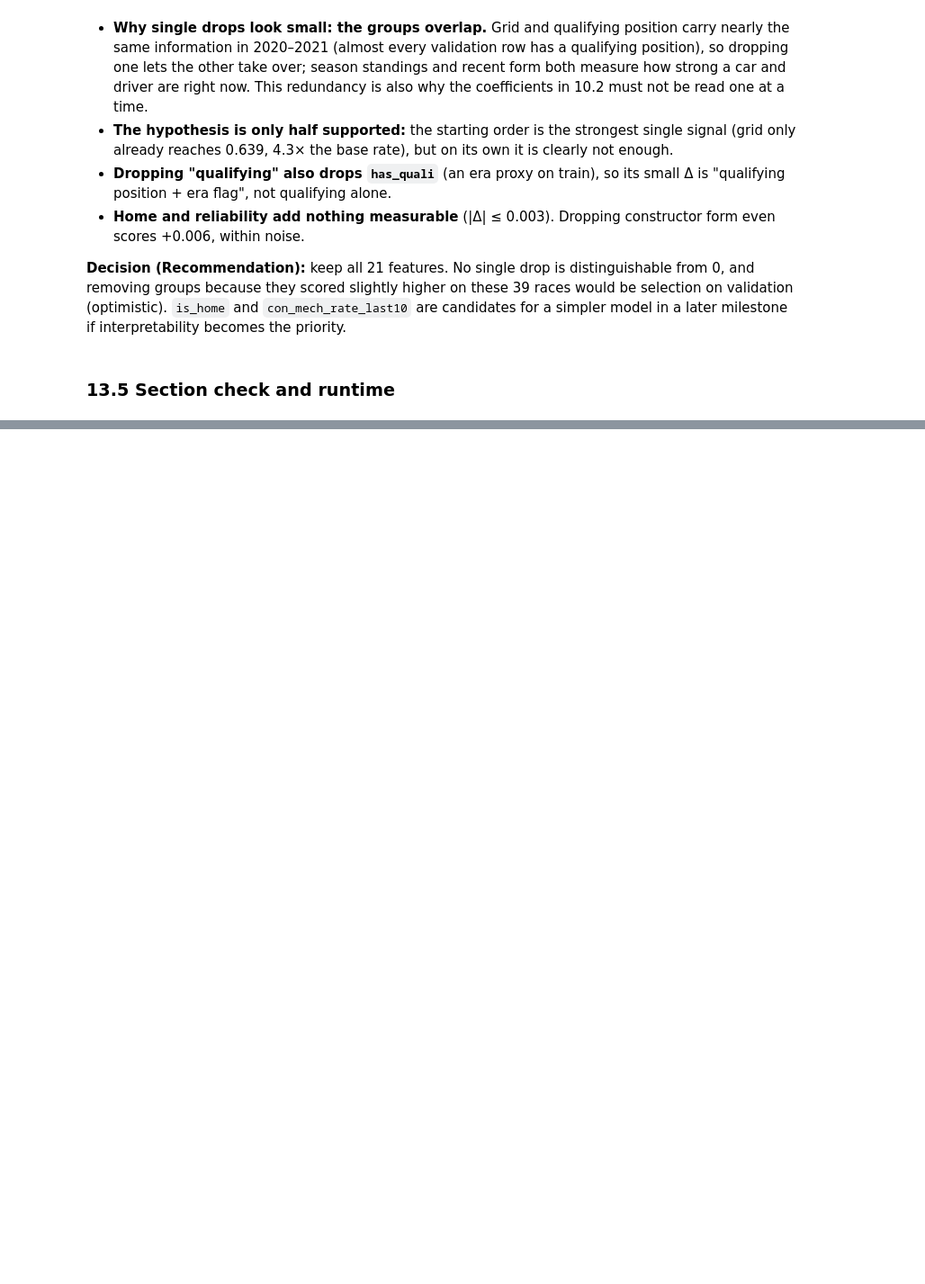
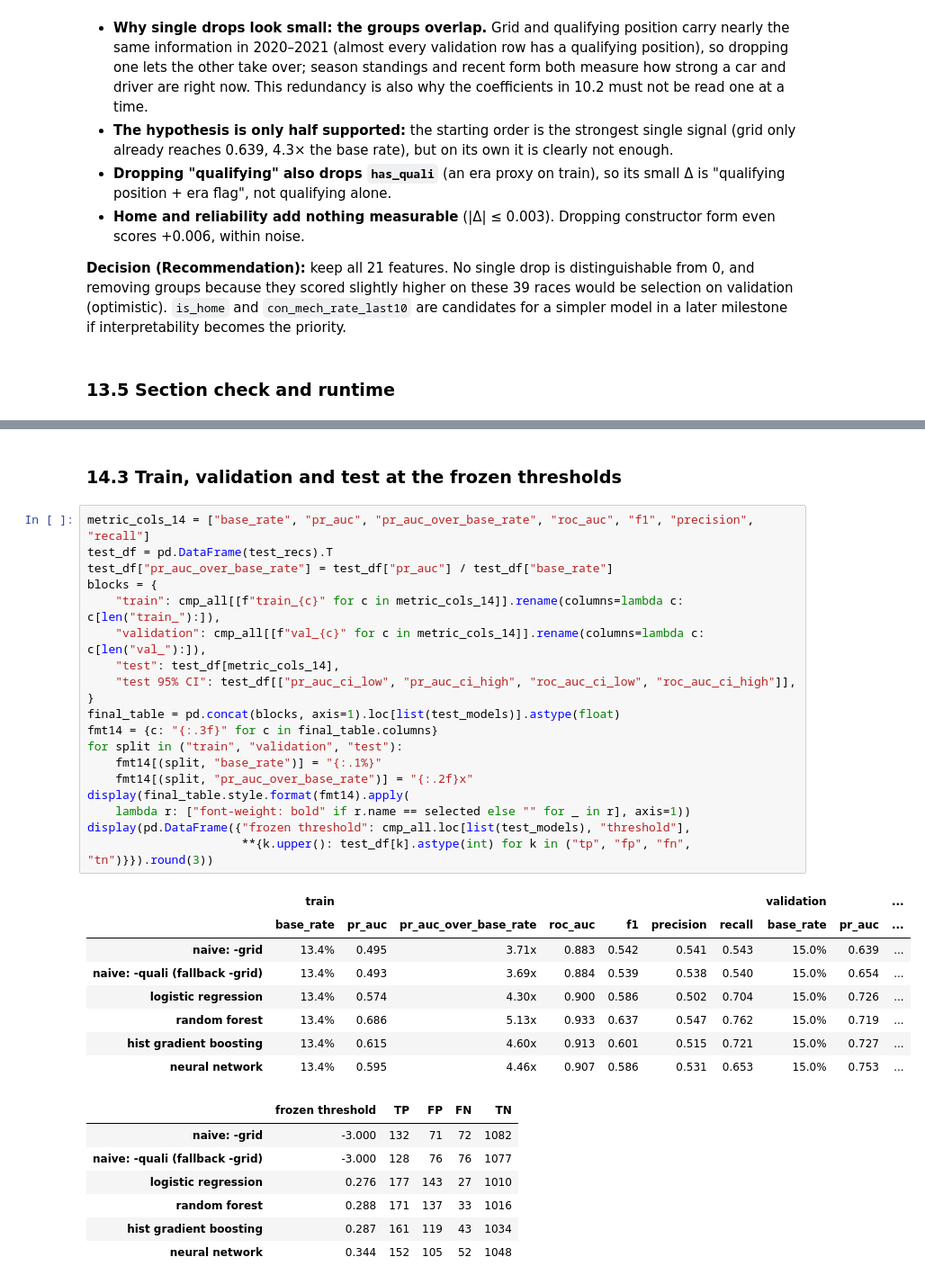
Before and after one commit to YShimy/f1-podium, a Jupyter notebook: notebooks/milestone1.ipynb, the cells around one changed output, grey strips where cells are left out. Shown at 90% size. Drawn from its saved outputs; the diff is of its cells as text; blank space fills up the shorter version.

```diff
--- a/notebooks/milestone1.ipynb
+++ b/notebooks/milestone1.ipynb
@@ -4304,0 +4477,37 @@ which has not been run.
+# %% [markdown]
+### 14.3 Train, validation and test at the frozen thresholds
+# %%
+metric_cols_14 = ["base_rate", "pr_auc", "pr_auc_over_base_rate", "roc_auc", "f1", "precision", "recall"]
+test_df = pd.DataFrame(test_recs).T
+test_df["pr_auc_over_base_rate"] = test_df["pr_auc"] / test_df["base_rate"]
+blocks = {
+    "train": cmp_all[[f"train_{c}" for c in metric_cols_14]].rename(columns=lambda c: c[len("train_"):]),
+    "validation": cmp_all[[f"val_{c}" for c in metric_cols_14]].rename(columns=lambda c: c[len("val_"):]),
+    "test": test_df[metric_cols_14],
+    "test 95% CI": test_df[["pr_auc_ci_low", "pr_auc_ci_high", "roc_auc_ci_low", "roc_auc_ci_high"]],
+}
+final_table = pd.concat(blocks, axis=1).loc[list(test_models)].astype(float)
+fmt14 = {c: "{:.3f}" for c in final_table.columns}
+for split in ("train", "validation", "test"):
+    fmt14[(split, "base_rate")] = "{:.1%}"
+    fmt14[(split, "pr_auc_over_base_rate")] = "{:.2f}x"
+display(final_table.style.format(fmt14).apply(
+    lambda r: ["font-weight: bold" if r.name == selected else "" for _ in r], axis=1))
+display(pd.DataFrame({"frozen threshold": cmp_all.loc[list(test_models), "threshold"],
+                      **{k.upper(): test_df[k].astype(int) for k in ("tp", "fp", "fn", "tn")}}).round(3))
+# %% [output]
+|  | train |  |  |  |  |  |  | validation |  | ... |
+|  | base_rate | pr_auc | pr_auc_over_base_rate | roc_auc | f1 | precision | recall | base_rate | pr_auc | ... |
+| naive: -grid | 13.4% | 0.495 | 3.71x | 0.883 | 0.542 | 0.541 | 0.543 | 15.0% | 0.639 | ... |
+| naive: -quali (fallback -grid) | 13.4% | 0.493 | 3.69x | 0.884 | 0.539 | 0.538 | 0.540 | 15.0% | 0.654 | ... |
+| logistic regression | 13.4% | 0.574 | 4.30x | 0.900 | 0.586 | 0.502 | 0.704 | 15.0% | 0.726 | ... |
+| random forest | 13.4% | 0.686 | 5.13x | 0.933 | 0.637 | 0.547 | 0.762 | 15.0% | 0.719 | ... |
+| hist gradient boosting | 13.4% | 0.615 | 4.60x | 0.913 | 0.601 | 0.515 | 0.721 | 15.0% | 0.727 | ... |
+| neural network | 13.4% | 0.595 | 4.46x | 0.907 | 0.586 | 0.531 | 0.653 | 15.0% | 0.753 | ... |
+|  | frozen threshold | TP | FP | FN | TN |
+| naive: -grid | -3.000 | 132 | 71 | 72 | 1082 |
+| naive: -quali (fallback -grid) | -3.000 | 128 | 76 | 76 | 1077 |
+| logistic regression | 0.276 | 177 | 143 | 27 | 1010 |
+| random forest | 0.288 | 171 | 137 | 33 | 1016 |
+| hist gradient boosting | 0.287 | 161 | 119 | 43 | 1034 |
+| neural network | 0.344 | 152 | 105 | 52 | 1048 |
```
Also changed, not shown: parts of 17 cells of this notebook, 2 other files.
